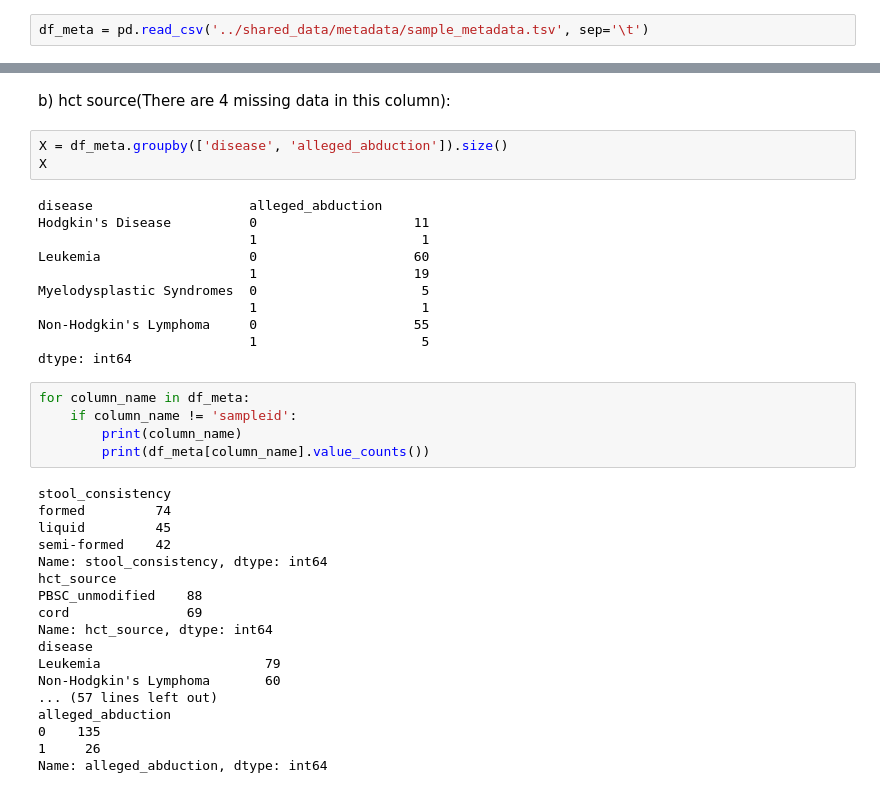
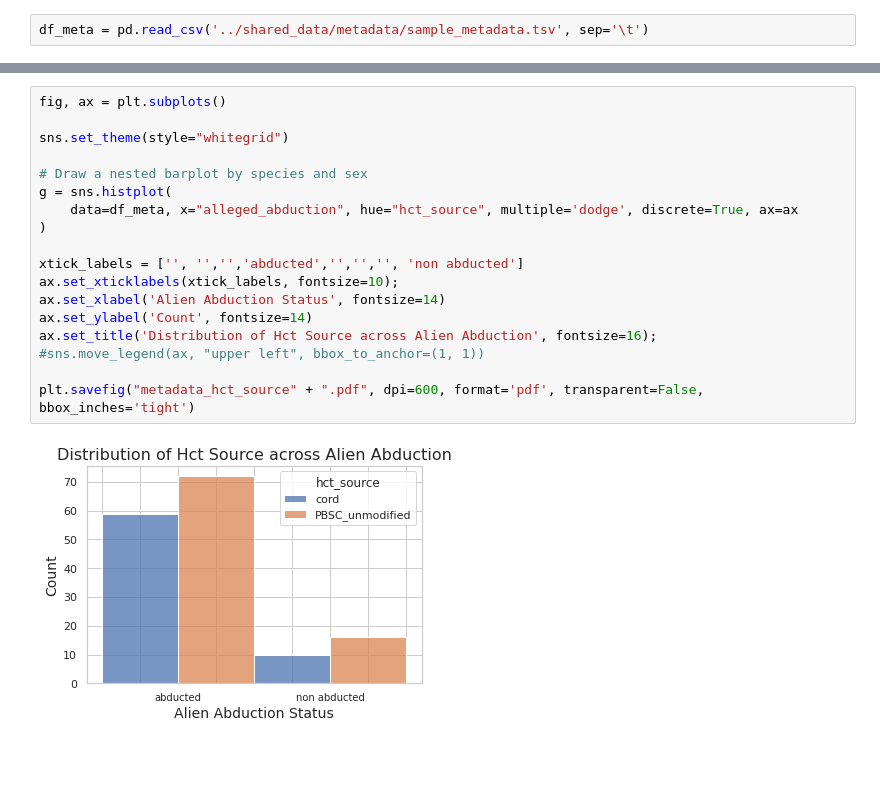
Before and after one commit to banucavlak/alien-cancer-cure, a Jupyter notebook: plots/metadata_plots.ipynb, the cells around one changed output, grey strips where cells are left out. Drawn from its saved outputs; the diff is of its cells as text; blank space fills up the shorter version.

Commit message:
adding all metadata plots

```diff
--- a/plots/metadata_plots.ipynb
+++ b/plots/metadata_plots.ipynb
@@ -85,39 +44,20 @@ plt.show()
-# %% [markdown]
-b) hct source(There are 4 missing data in this column):
-# %%
-X = df_meta.groupby(['disease', 'alleged_abduction']).size()
-X
-# %% [output]
-disease                    alleged_abduction
-Hodgkin's Disease          0                    11
-                           1                     1
-Leukemia                   0                    60
-                           1                    19
-Myelodysplastic Syndromes  0                     5
-                           1                     1
-Non-Hodgkin's Lymphoma     0                    55
-                           1                     5
-dtype: int64
-# %%
-for column_name in df_meta:
-    if column_name != 'sampleid':
-        print(column_name)
-        print(df_meta[column_name].value_counts())
-# %% [output]
-stool_consistency
-formed         74
-liquid         45
-semi-formed    42
-Name: stool_consistency, dtype: int64
-hct_source
-PBSC_unmodified    88
-cord               69
-Name: hct_source, dtype: int64
-disease
-Leukemia                     79
-Non-Hodgkin's Lymphoma       60
-... (57 lines left out)
-alleged_abduction
-0    135
-1     26
-Name: alleged_abduction, dtype: int64
+# %%
+fig, ax = plt.subplots()
+
+sns.set_theme(style="whitegrid")
+
+# Draw a nested barplot by species and sex
+g = sns.histplot(
+    data=df_meta, x="alleged_abduction", hue="hct_source", multiple='dodge', discrete=True, ax=ax
+)
+
+xtick_labels = ['', '','','abducted','','','', 'non abducted']
+ax.set_xticklabels(xtick_labels, fontsize=10);
+ax.set_xlabel('Alien Abduction Status', fontsize=14)
+ax.set_ylabel('Count', fontsize=14)
+ax.set_title('Distribution of Hct Source across Alien Abduction', fontsize=16);
+#sns.move_legend(ax, "upper left", bbox_to_anchor=(1, 1))
+
+plt.savefig("metadata_hct_source" + ".pdf", dpi=600, format='pdf', transparent=False, bbox_inches='tight')
+# %% [output]
+[figure, added]
```
Also changed, not shown: parts of 6 cells of this notebook, 4 other files.
